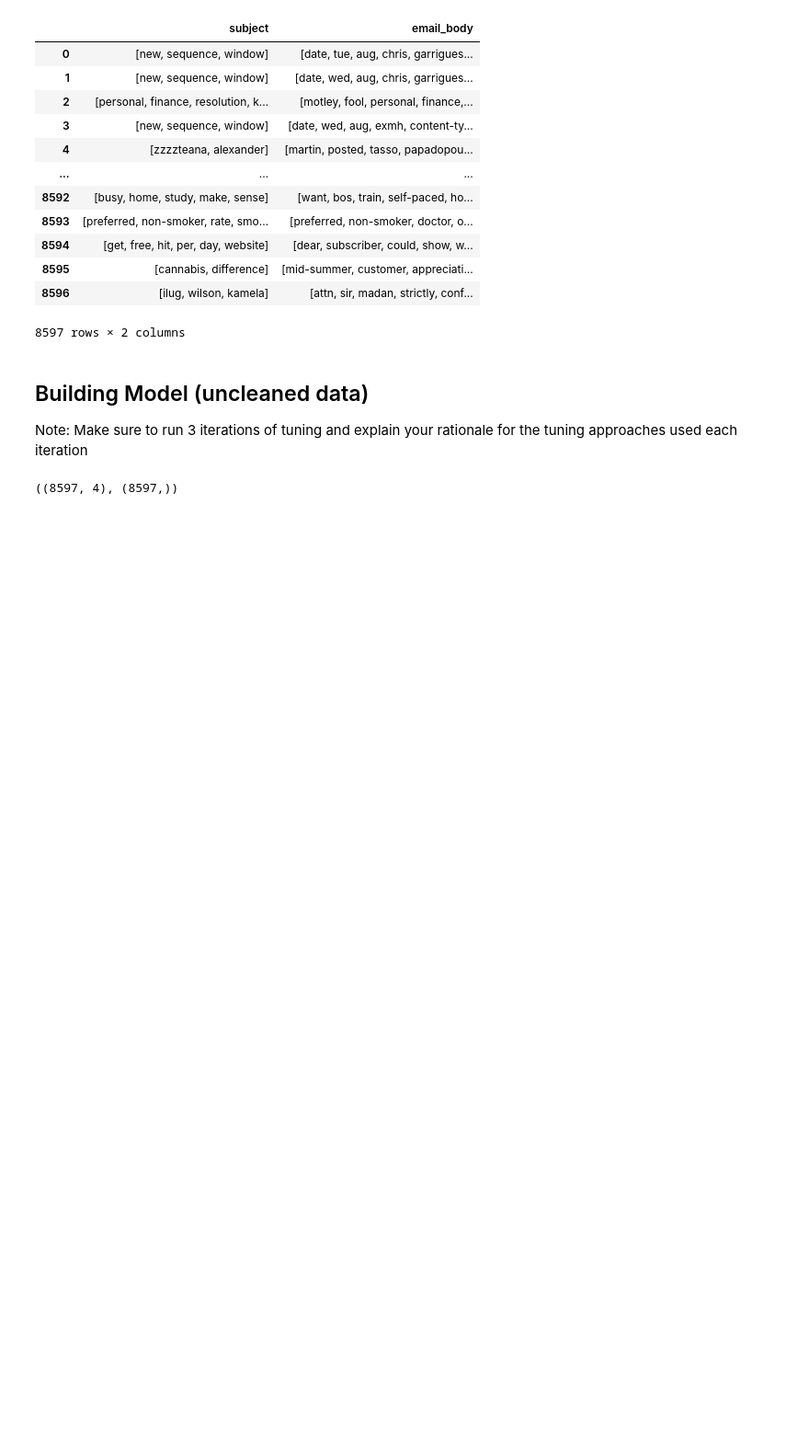
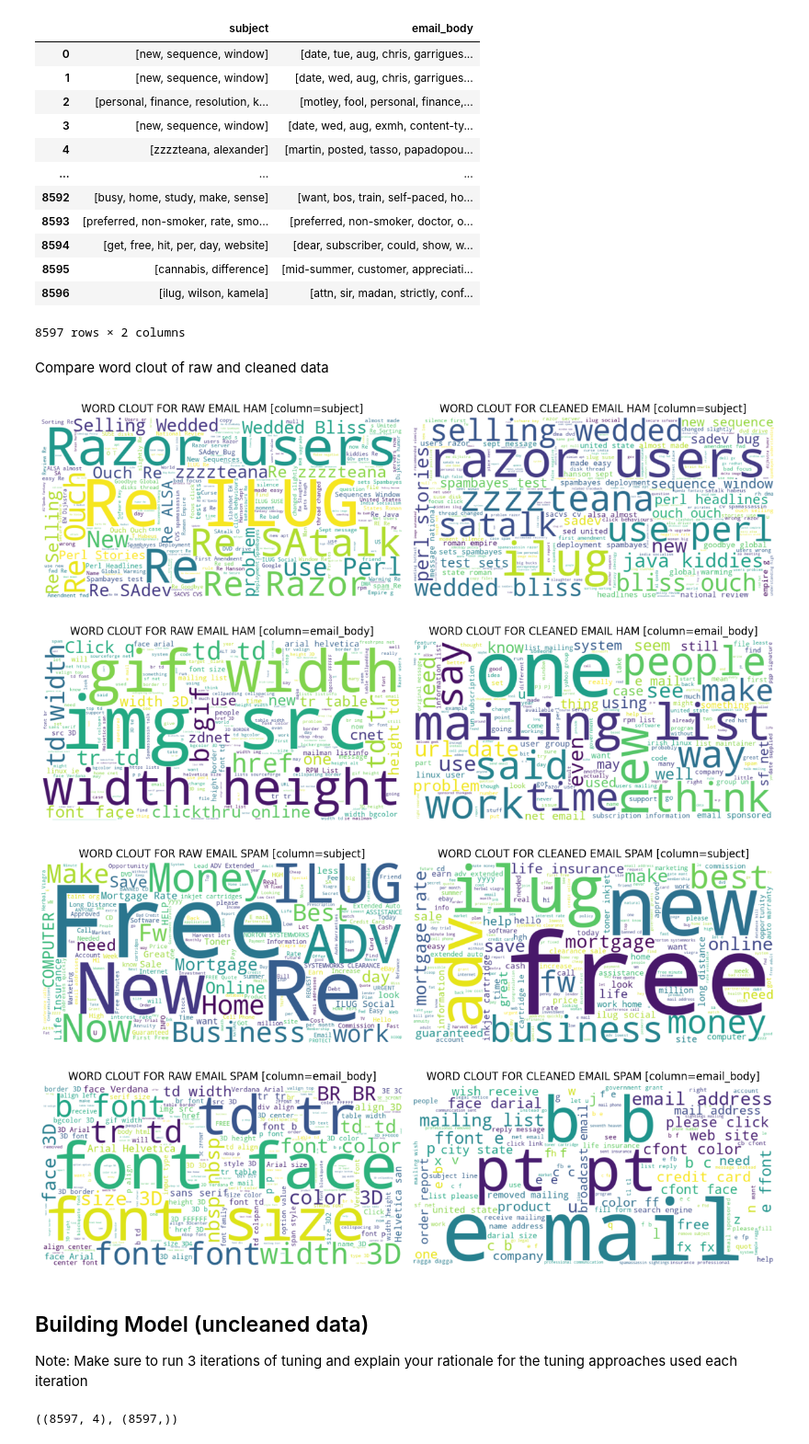
Before and after one commit to abccastro/Email-Spam-or-Ham-Detector-using-Naive-Bayes, a Jupyter notebook: Email Spam or Ham Detector using Naive Bayes.ipynb, the cells around one changed output. Shown at 92% size. Cells and saved outputs as stored; diff of their text form; code cells hidden in the pictures; blank space fills up the shorter version.

Commit message:
added word clout

```diff
--- a/Email Spam or Ham Detector using Naive Bayes.ipynb
+++ b/Email Spam or Ham Detector using Naive Bayes.ipynb
@@ -189,6 +192,16 @@ pd.set_option('max_colwidth', None)
 stop_words = set(stopwords.words('english'))
 
 def remove_unnecessary_words(text):
+
+    # Remove HTML tags
+    pattern_html = r'<[^>]+>'
+    text = re.sub(pattern_html, '', text)
+    text = text.replace('nbsp', ' ')
+
+    # Remove scripting variable names, e.g. $msg
+    pattern_scripting = r'\$\w+\s*'
+    text = re.sub(pattern_scripting, '', text)
+
     # Remove email addresses
     pattern_email = r'\b[a-z0-9._%+-]+@[a-z0-9.-]+\.[a-z]{2,7}\b'
     text = re.sub(pattern_email, '', text)
@@ -199,15 +212,6 @@ def remove_unnecessary_words(text):
 
     # Handle contractions
     text = contractions.fix(text)
-
-    # Remove HTML tags
-    pattern_html = r'<[^>]+>'
-    text = re.sub(pattern_html, '', text)
-    text = text.replace('&nbsp;', ' ')
-
-    # Remove scripting variable names, e.g. $msg
-    pattern_scripting = r'\$\w+\s*'
-    text = re.sub(pattern_scripting, '', text)
 
     # Remove all special characters and numbers
     pattern_special_num = r'(?<![a-z])-(?![a-z])|[^a-z\s-]+'
@@ -318,6 +315,41 @@ data_cleaned_df[['subject', 'email_body']]
 | 8595 | [cannabis, difference] | [mid-summer, customer, appreciati... |
 | 8596 | [ilug, wilson, kamela] | [attn, sir, madan, strictly, conf... |
 8597 rows × 2 columns
+# %% [markdown]
+Compare word clout of raw and cleaned data
+# %%
+for idx, label in enumerate(labels):
+    columns = ['subject', 'email_body']
+
+    for column in columns:
+        text_raw = " ".join(data_raw_df[data_raw_df.label == idx][column])
+        text_cleaned = " ".join(data_cleaned_df[data_cleaned_df.label == idx][column].apply(lambda x : ' '.join(x)))
+
+        wordcloud1 = WordCloud(width=800, height=400, background_color='white').generate(text_raw)
+        wordcloud2 = WordCloud(width=800, height=400, background_color='white').generate(text_cleaned)
+
+        plt.figure(figsize = (12, 8))
+
+        # Plot the first word cloud
+        plt.subplot(1, 2, 1)
+        plt.imshow(wordcloud1, interpolation='bilinear')
+        plt.axis('off')
+        plt.title("WORD CLOUT FOR RAW EMAIL " + label.upper() + " [column=" + column + "]")
+
+        # Plot the second word cloud
+        plt.subplot(1, 2, 2)
+        plt.imshow(wordcloud2, interpolation='bilinear')
+        plt.axis('off')
+        plt.title("WORD CLOUT FOR CLEANED EMAIL " + label.upper() + " [column=" + column + "]")
+
+        # Show the plot
+        plt.tight_layout()
+        plt.show()
+# %% [output]
+[figure, added]
+[figure, added]
+[figure, added]
+[figure, added]
 # %% [markdown]
 ## Building Model (uncleaned data)
 
```
Also changed, not shown: parts of 3 cells of this notebook.
